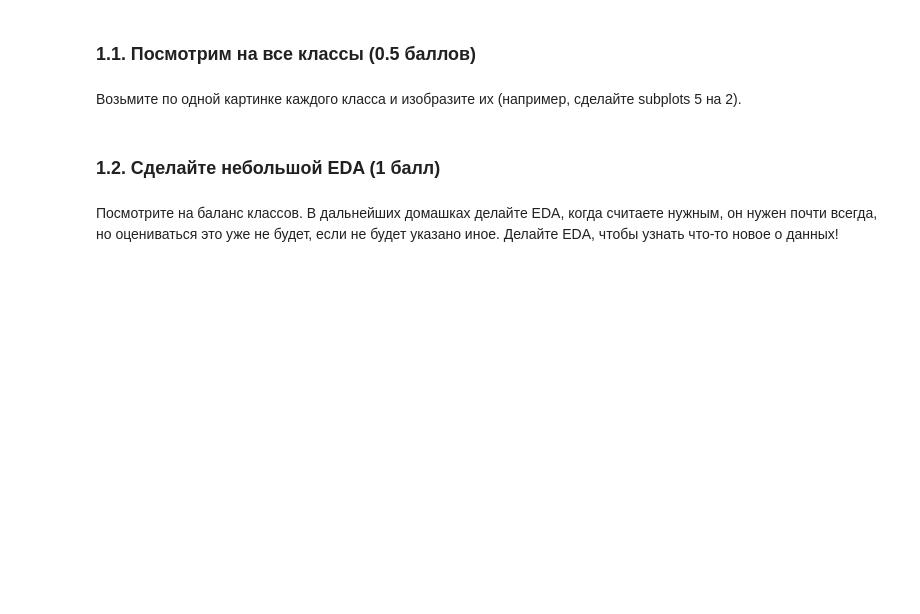
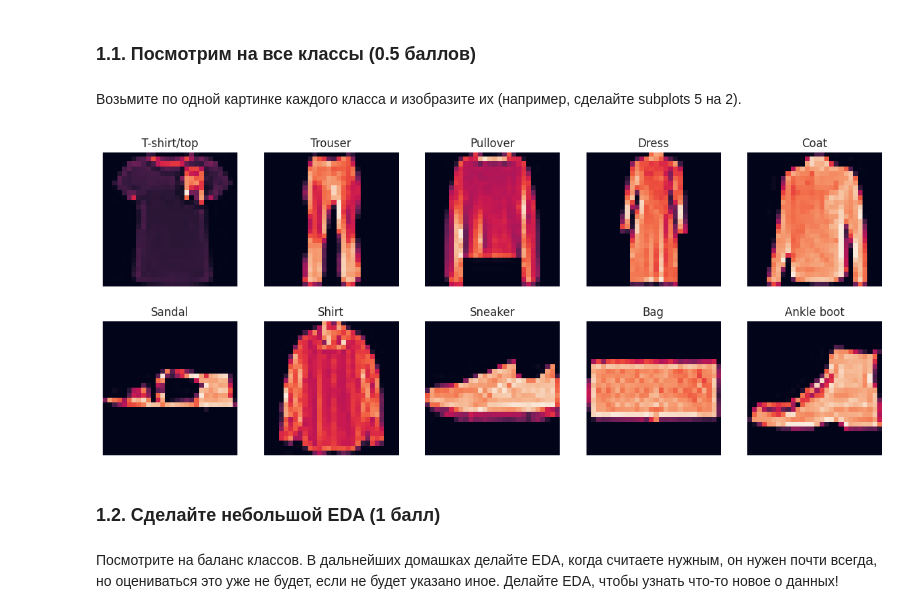
Before and after one commit to grishchenkoira/BI-ml-2024-homeworks, a Jupyter notebook: HW1/KNN.ipynb, the cells around one changed output. Cells and saved outputs as stored; diff of their text form; code cells hidden in the pictures; blank space fills up the shorter version.

```diff
--- a/HW1/KNN.ipynb
+++ b/HW1/KNN.ipynb
@@ -58,9 +58,34 @@ plt.axis("off");
 # %% [markdown]
 Возьмите по одной картинке каждого класса и изобразите их (например, сделайте subplots 5 на 2).
 # %%
-"""
-YOUR CODE
-"""
+# Convert labels to integer type
+y = y.astype(int)
+
+class_labels = {
+    0: "T-shirt/top",
+    1: "Trouser",
+    2: "Pullover",
+    3: "Dress",
+    4: "Coat",
+    5: "Sandal",
+    6: "Shirt",
+    7: "Sneaker",
+    8: "Bag",
+    9: "Ankle boot"
+}
+#print(np.where(y=='1')[0][0])
+fig, axes = plt.subplots(2, 5, figsize=(15, 6))
+for i, ax in enumerate(axes.flat):
+    class_indices = np.where(y == i)[0]
+    sample_index = class_indices[0]
+    sample_image = X[sample_index]
+    ax.imshow(sample_image.reshape(28, 28, 1))
+    ax.set_title(class_labels[i])
+    ax.axis('off')
+
+plt.show()
+# %% [output]
+[figure, added]
 # %% [markdown]
 ### 1.2. Сделайте небольшой EDA (1 балл)
 # %% [markdown]
```
Also changed, not shown: parts of 9 cells of this notebook.
